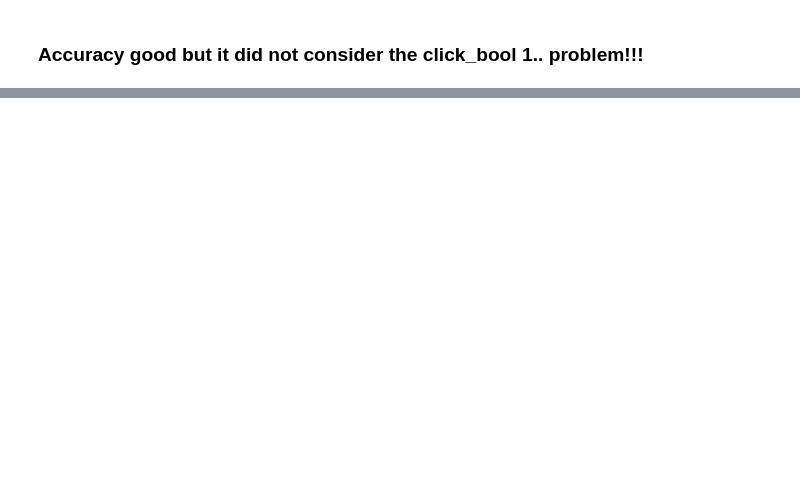
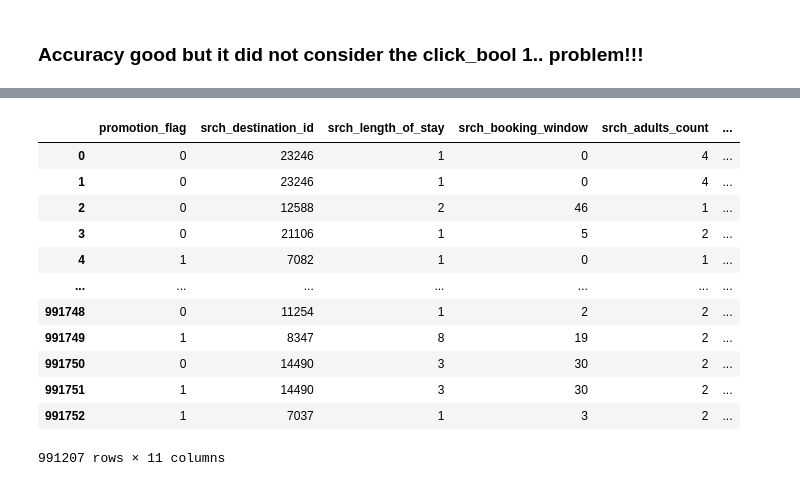
Before and after one commit to silencedsre/Click-Through-Rate, a Jupyter notebook: notebooks/Analysis From Sampled.ipynb, the cells around one changed output, grey strips where cells are left out. Cells and saved outputs as stored; diff of their text form; code cells hidden in the pictures; blank space fills up the shorter version.

```diff
--- a/notebooks/Analysis From Sampled.ipynb
+++ b/notebooks/Analysis From Sampled.ipynb
@@ -562,0 +562,16 @@ unique_df
+# %%
+data.iloc[:, 12:]
+# %% [output]
+|  | promotion_flag | srch_destination_id | srch_length_of_stay | srch_booking_window | srch_adults_count | ... |
+| 0 | 0 | 23246 | 1 | 0 | 4 | ... |
+| 1 | 0 | 23246 | 1 | 0 | 4 | ... |
+| 2 | 0 | 12588 | 2 | 46 | 1 | ... |
+| 3 | 0 | 21106 | 1 | 5 | 2 | ... |
+| 4 | 1 | 7082 | 1 | 0 | 1 | ... |
+| ... | ... | ... | ... | ... | ... | ... |
+| 991748 | 0 | 11254 | 1 | 2 | 2 | ... |
+| 991749 | 1 | 8347 | 8 | 19 | 2 | ... |
+| 991750 | 0 | 14490 | 3 | 30 | 2 | ... |
+| 991751 | 1 | 14490 | 3 | 30 | 2 | ... |
+| 991752 | 1 | 7037 | 1 | 3 | 2 | ... |
+991207 rows × 11 columns
```
Also changed, not shown: parts of 28 cells of this notebook.
